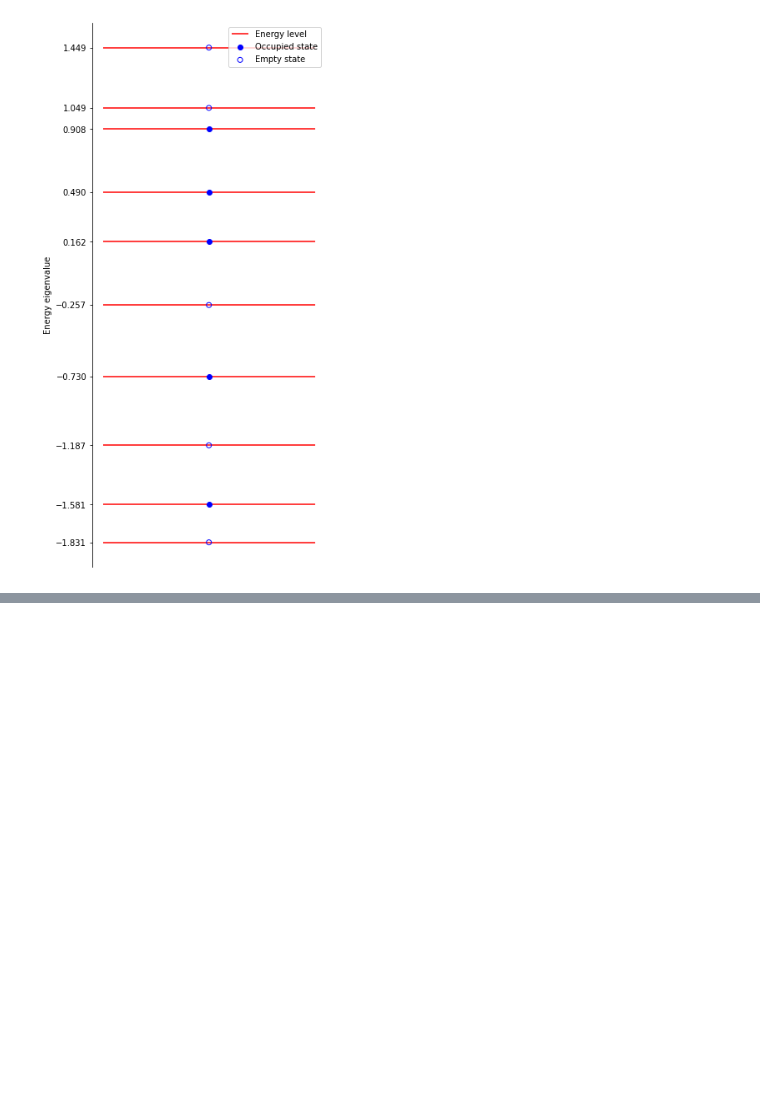
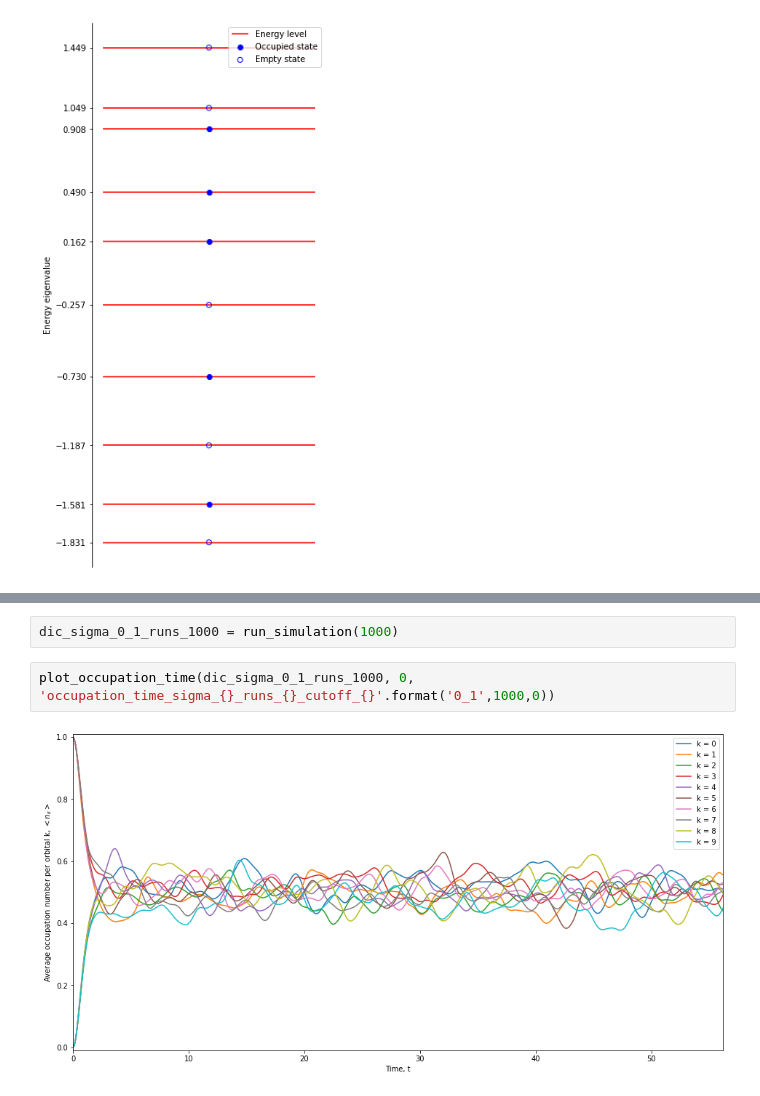
Before and after one commit to justas-b/strongly-interacting-many-body-systems-using-GPUs, a Jupyter notebook: main_code.ipynb, the cells around one changed output, grey strips where cells are left out. Cells and saved outputs as stored; diff of their text form; blank space fills up the shorter version.

```diff
--- a/main_code.ipynb
+++ b/main_code.ipynb
@@ -379,0 +382,6 @@ plot_occupation_energy(dic_sigma_1, 'occupation_energy_sigma_{}_runs_{}_cutoff_{
+# %%
+dic_sigma_0_1_runs_1000 = run_simulation(1000)
+# %%
+plot_occupation_time(dic_sigma_0_1_runs_1000, 0, 'occupation_time_sigma_{}_runs_{}_cutoff_{}'.format('0_1',1000,0))
+# %% [output]
+[figure, added]
```
Also changed, not shown: parts of 61 cells of this notebook.
